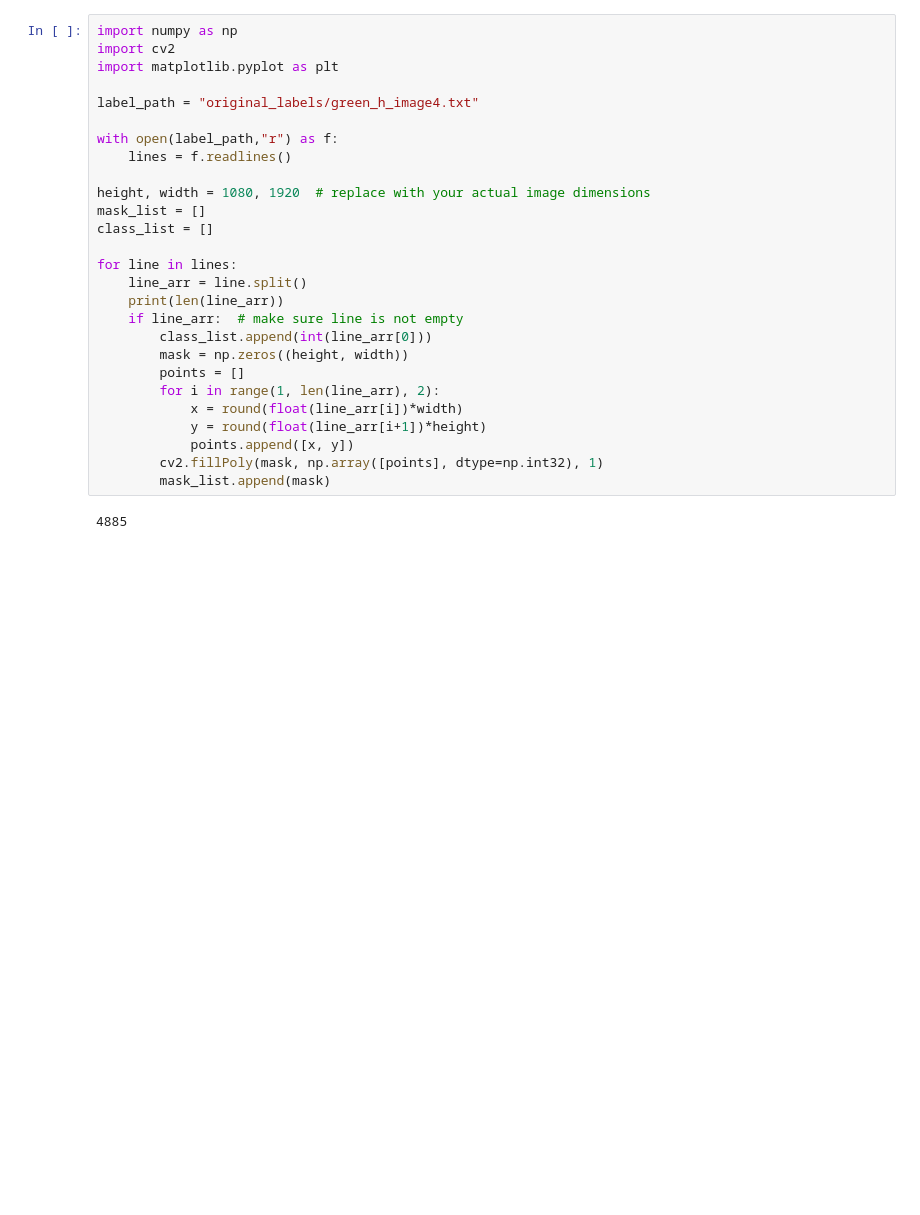
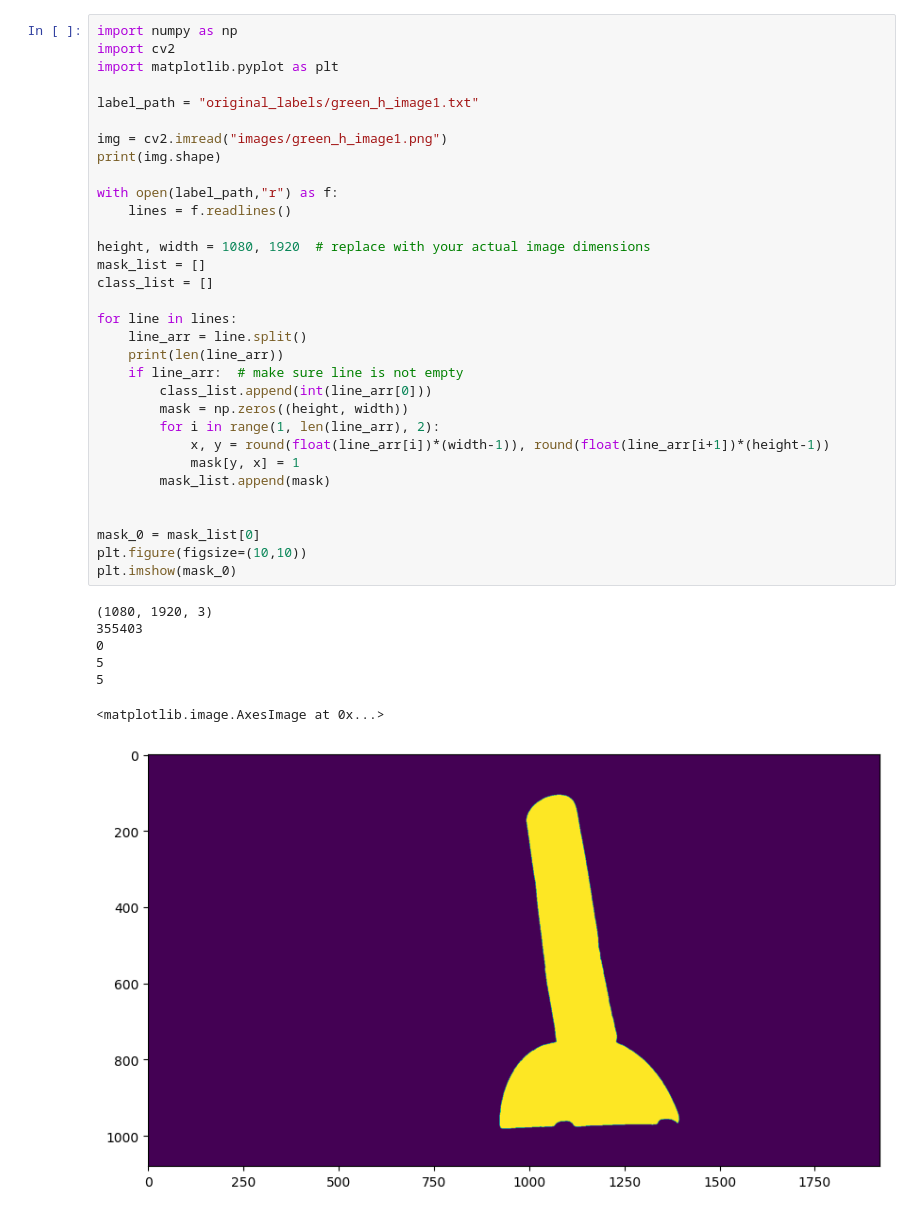
Before and after one commit to edvart-ros/PCL_CV, a Jupyter notebook: label_conversion/convert_labels.ipynb, the cells around one changed output. Cells and saved outputs as stored; diff of their text form; blank space fills up the shorter version.

Commit message:
automating label conversion work

```diff
--- a/label_conversion/convert_labels.ipynb
+++ b/label_conversion/convert_labels.ipynb
@@ -1,32 +1,43 @@
 # %%
 import numpy as np
 import cv2
 import matplotlib.pyplot as plt
 
-label_path = "original_labels/green_h_image4.txt"
+label_path = "original_labels/green_h_image1.txt"
+
+img = cv2.imread("images/green_h_image1.png")
+print(img.shape)
 
 with open(label_path,"r") as f:
     lines = f.readlines()
 
 height, width = 1080, 1920  # replace with your actual image dimensions
 mask_list = []
 class_list = []
 
 for line in lines:
     line_arr = line.split()
     print(len(line_arr))
     if line_arr:  # make sure line is not empty
         class_list.append(int(line_arr[0]))
         mask = np.zeros((height, width))
-        points = []
         for i in range(1, len(line_arr), 2):
-            x = round(float(line_arr[i])*width)
-            y = round(float(line_arr[i+1])*height)
-            points.append([x, y])
-        cv2.fillPoly(mask, np.array([points], dtype=np.int32), 1)
+            x, y = round(float(line_arr[i])*(width-1)), round(float(line_arr[i+1])*(height-1))
+            mask[y, x] = 1
         mask_list.append(mask)
+
+
+mask_0 = mask_list[0]
+plt.figure(figsize=(10,10))
+plt.imshow(mask_0)
 # %% [output]
-4885
+(1080, 1920, 3)
+355403
+0
+5
+5
+<matplotlib.image.AxesImage at 0x...>
+[figure, added]
 # %%
 contour_list = []
 for i in range(len(mask_list)):
```
Also changed, not shown: parts of 2 cells of this notebook, 7 other files.
